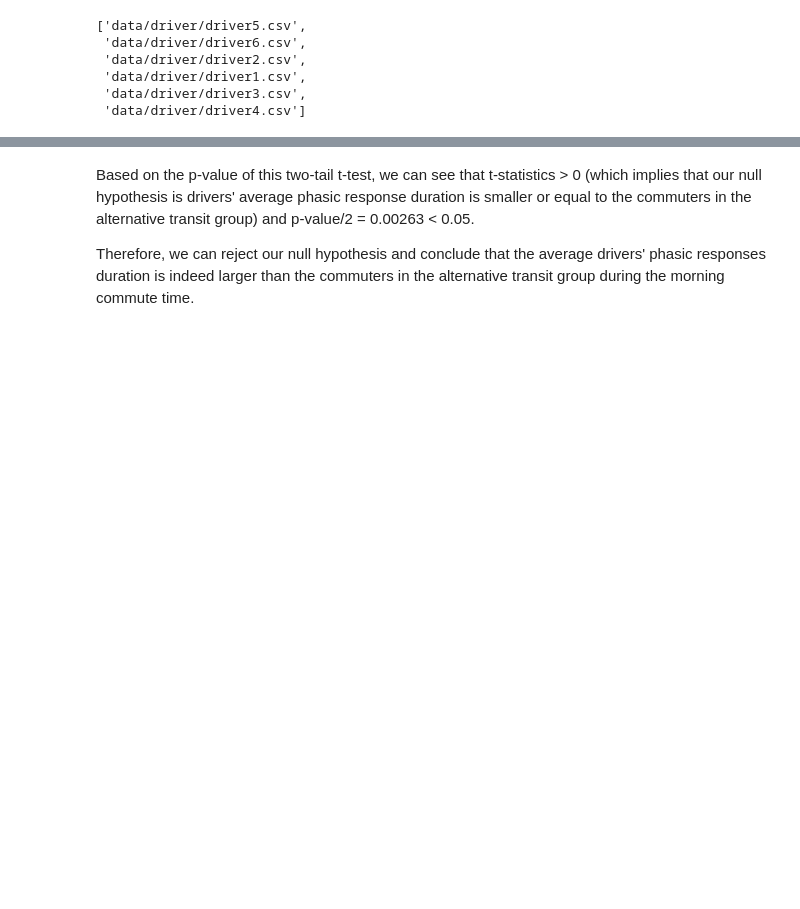
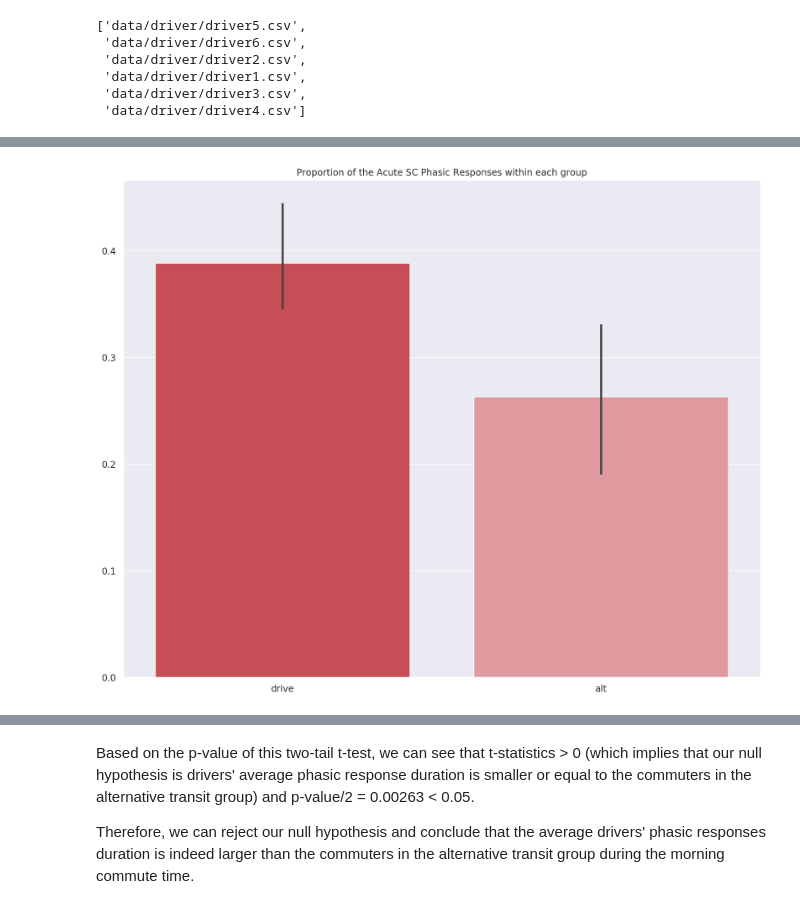
Before and after one commit to haohanwang23/coldshowershower_socialpresence, a Jupyter notebook: new/commute/stacking graphs.ipynb, the cells around one changed output, grey strips where cells are left out. Saved outputs shown, nothing was run; the diff lists cells and outputs as text; code cells hidden in the pictures; blank space fills up the shorter version.

```diff
--- a/new/commute/stacking graphs.ipynb
+++ b/new/commute/stacking graphs.ipynb
@@ -172,3 +178,11 @@ drive_alt.head()
+# %%
+ax = sns.barplot( data=drive_alt, palette=sns.diverging_palette(10, 220, sep=80, n=7))
+pl.rcParams['figure.figsize'] = (15,12)
+pl.title('Proportion of the Acute SC Phasic Responses within each group')
+pl.savefig('bar.png', transparent=True)
+pl.show()
+# %% [output]
+[figure, added]
 # %%
 ttest(drive,alt)
 # %% [output]
```
Also changed, not shown: parts of 13 cells of this notebook, 4 other files.
